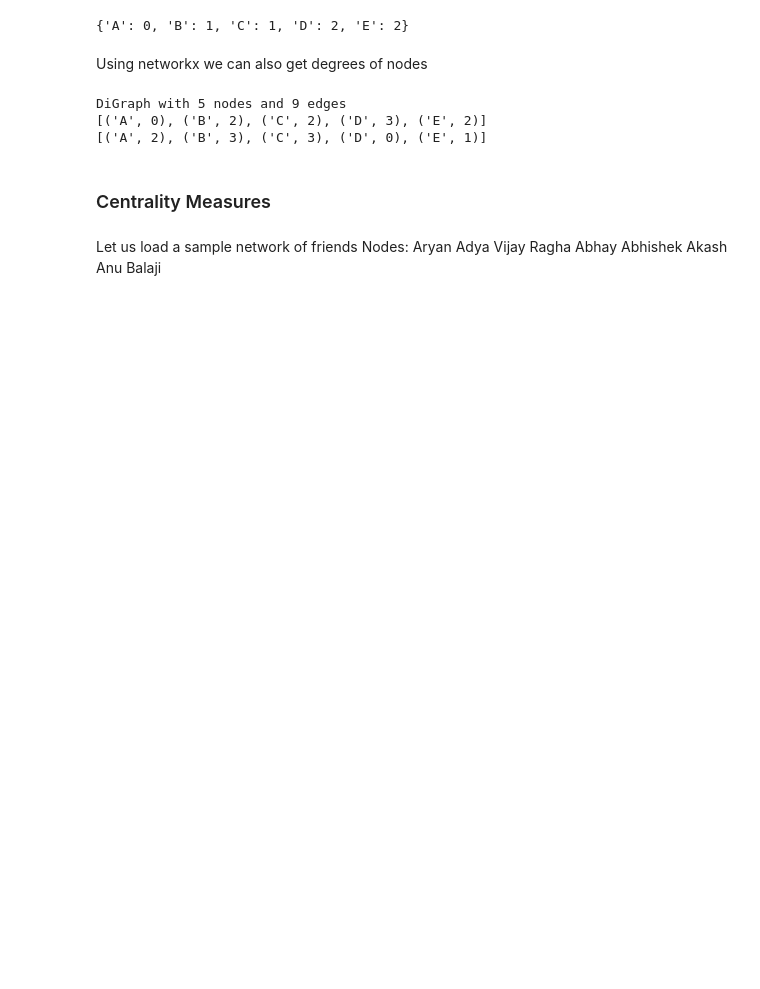
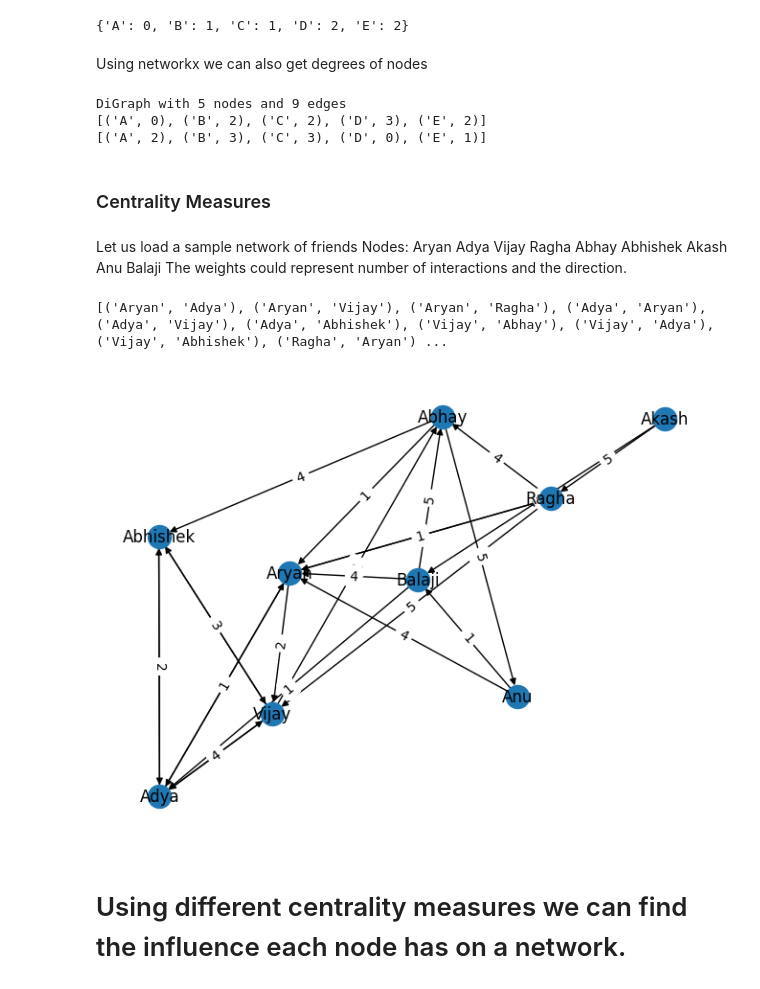
Before and after one commit to 05kashyap/SocialNet_RecSys, a Jupyter notebook: Notebooks/DMS2_GT-networkx.ipynb, the cells around one changed output. Drawn from its saved outputs; the diff is of its cells as text; code cells hidden in the pictures; blank space fills up the shorter version.

```diff
--- a/Notebooks/DMS2_GT-networkx.ipynb
+++ b/Notebooks/DMS2_GT-networkx.ipynb
@@ -72,3 +72,39 @@ Abhishek
 Akash
 Anu
 Balaji
+The weights could represent number of interactions and the direction.
+# %%
+social_g = {
+  'Aryan': [('Adya', 4), ('Vijay', 2), ('Ragha', 1)],
+  'Adya': [('Aryan', 1), ('Vijay', 2), ('Abhishek', 3)],
+  'Abhay': [('Aryan', 1), ('Abhishek', 4), ('Anu', 5)],
+  'Abhishek': [('Adya', 2), ('Vijay', 3)],
+  'Akash': [('Balaji',1), ('Ragha', 5)],
+  'Vijay': [('Abhay', 1), ('Adya', 4), ('Abhishek', 5)],
+  'Ragha': [('Aryan', 1), ('Abhay', 4), ('Vijay', 5)],
+  'Anu': [('Balaji', 1), ('Aryan', 4)],
+  'Balaji': [('Adya', 1), ('Aryan', 4), ('Abhay', 5)],
+}
+# %%
+Social = nx.DiGraph()
+# %%
+for node in social_g:
+    for k in social_g[node]:
+        Social.add_edge(node, k[0], weight= k[1])
+# %%
+print(Social.edges())
+# %% [output]
+[('Aryan', 'Adya'), ('Aryan', 'Vijay'), ('Aryan', 'Ragha'), ('Adya', 'Aryan'), ('Adya', 'Vijay'), ('Adya', 'Abhishek'), ('Vijay', 'Abhay'), ('Vijay', 'Adya'), ('Vijay', 'Abhishek'), ('Ragha', 'Aryan') ...
+# %%
+pos = nx.spring_layout(Social)
+
+nx.draw(Social, pos, with_labels=True, )
+
+edge_labels = dict([((u,v,), d['weight']) for u,v,d in Social.edges(data=True)])
+nx.draw_networkx_edge_labels(Social, pos, edge_labels=edge_labels)
+
+plt.show()
+# %% [output]
+[figure, added]
+# %% [markdown]
+# Using different centrality measures we can find the influence each node has on a network.
```
Also changed, not shown: parts of 2 cells of this notebook.
